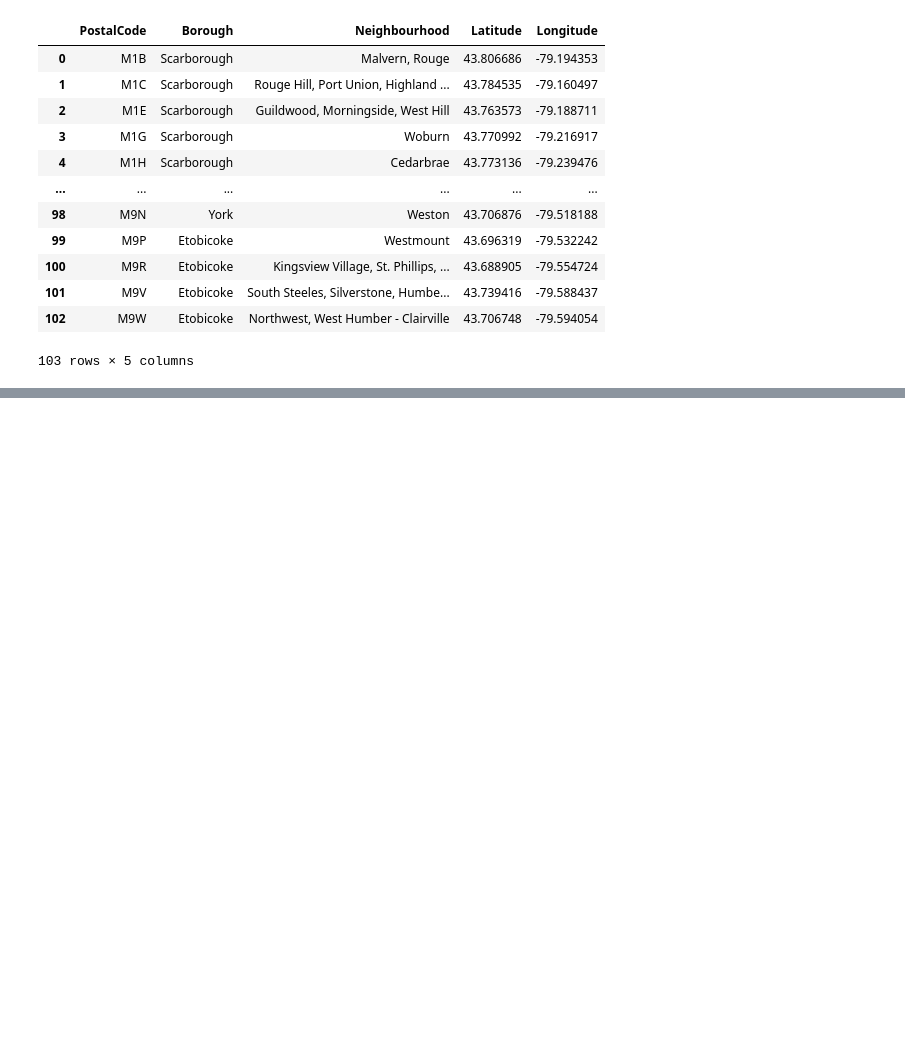
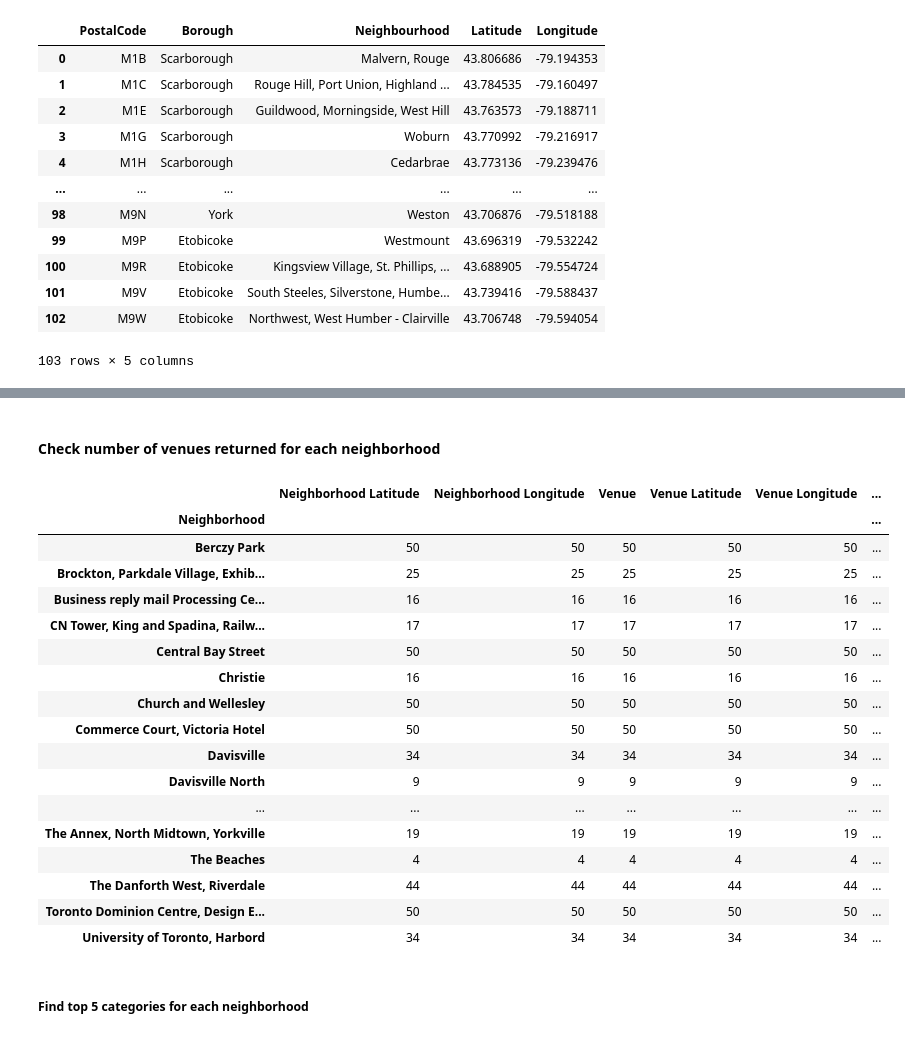
Before and after one commit to ShengGu118/Coursera_Capstone, a Jupyter notebook: Capstone_Project_Assignment_2.ipynb, the cells around one changed output, grey strips where cells are left out. Cells and saved outputs as stored; diff of their text form; code cells hidden in the pictures; blank space fills up the shorter version.

```diff
--- a/Capstone_Project_Assignment_2.ipynb
+++ b/Capstone_Project_Assignment_2.ipynb
@@ -104,0 +234,4 @@ dfToronto
+# %%
+filtered_columns = ['name', 'categories', 'location.lat', 'location.lng']
+nearby_venues =nearby_venues.loc[:, filtered_columns]
+nearby_venues
@@ -104,0 +258,17 @@ dfToronto
+# %%
+#define get_category_type function
+# function that extracts the category of the venue
+def get_category_type(row):
+    try:
+        categories_list = row['categories']
+    except:
+        categories_list = row['venue.categories']
+
+    if len(categories_list) == 0:
+        return None
+    else:
+        return categories_list[0]['name']
+
+# filter the category for each row
+nearby_venues['categories'] = nearby_venues.apply(get_category_type, axis=1)
+nearby_venues
@@ -104,0 +370,26 @@ dfToronto
+# %% [markdown]
+#### Check number of venues returned for each neighborhood
+# %%
+#check how many venues were returned for each neighborhood
+toronto_venues.groupby('Neighborhood').count()
+# %% [output]
+|  | Neighborhood Latitude | Neighborhood Longitude | Venue | Venue Latitude | Venue Longitude | ... |
+| Neighborhood |  |  |  |  |  | ... |
+| Berczy Park | 50 | 50 | 50 | 50 | 50 | ... |
+| Brockton, Parkdale Village, Exhib... | 25 | 25 | 25 | 25 | 25 | ... |
+| Business reply mail Processing Ce... | 16 | 16 | 16 | 16 | 16 | ... |
+| CN Tower, King and Spadina, Railw... | 17 | 17 | 17 | 17 | 17 | ... |
+| Central Bay Street | 50 | 50 | 50 | 50 | 50 | ... |
+| Christie | 16 | 16 | 16 | 16 | 16 | ... |
+| Church and Wellesley | 50 | 50 | 50 | 50 | 50 | ... |
+| Commerce Court, Victoria Hotel | 50 | 50 | 50 | 50 | 50 | ... |
+| Davisville | 34 | 34 | 34 | 34 | 34 | ... |
+| Davisville North | 9 | 9 | 9 | 9 | 9 | ... |
+| ... | ... | ... | ... | ... | ... | ... |
+| The Annex, North Midtown, Yorkville | 19 | 19 | 19 | 19 | 19 | ... |
+| The Beaches | 4 | 4 | 4 | 4 | 4 | ... |
+| The Danforth West, Riverdale | 44 | 44 | 44 | 44 | 44 | ... |
+| Toronto Dominion Centre, Design E... | 50 | 50 | 50 | 50 | 50 | ... |
+| University of Toronto, Harbord | 34 | 34 | 34 | 34 | 34 | ... |
+# %% [markdown]
+##### Find top 5 categories for each neighborhood
```
Also changed, not shown: parts of 28 cells of this notebook.
